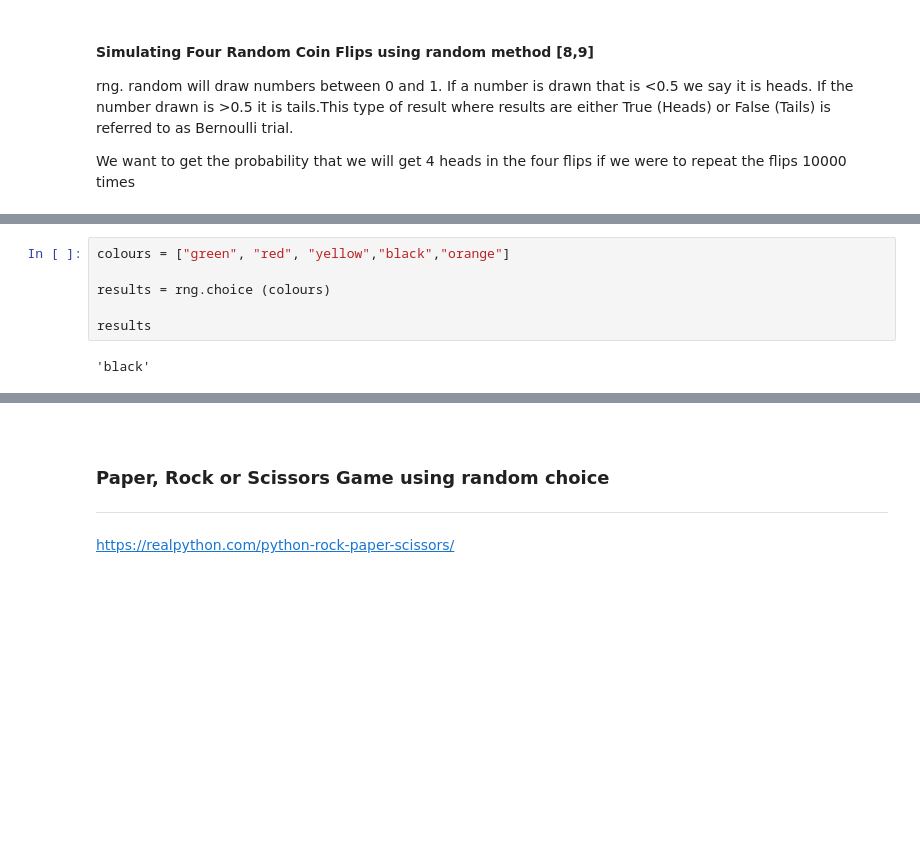
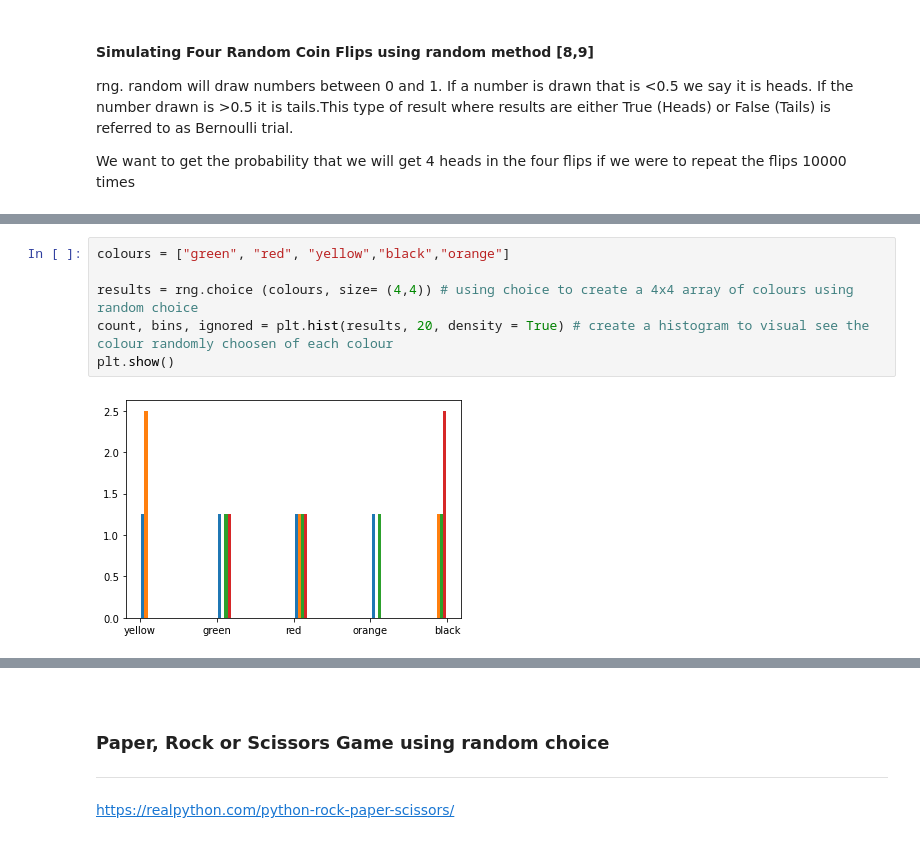
Before and after one commit to katel85/numpy.random-assignment-, a Jupyter notebook: numpy.random.ipynb, the cells around one changed output, grey strips where cells are left out. Cells and saved outputs as stored; diff of their text form; blank space fills up the shorter version.

```diff
--- a/numpy.random.ipynb
+++ b/numpy.random.ipynb
@@ -353,11 +362,11 @@ array(['The Shawshank Redemption', 'Pulp Fiction', 'The Wizard of Oz'],
 # %%
 colours = ["green", "red", "yellow","black","orange"]
 
-results = rng.choice (colours)
-
-results
+results = rng.choice (colours, size= (4,4)) # using choice to create a 4x4 array of colours using random choice
+count, bins, ignored = plt.hist(results, 20, density = True) # create a histogram to visual see the colour randomly choosen of each colour
+plt.show()
 # %% [output]
-'black'
+[figure, added]
 # %%
 colours = ["green", "red", "yellow","black","orange"]
 #Setting user-specified probabilities through p uses a more general but less efficient sampler than the default.
```
Also changed, not shown: parts of 105 cells of this notebook.
